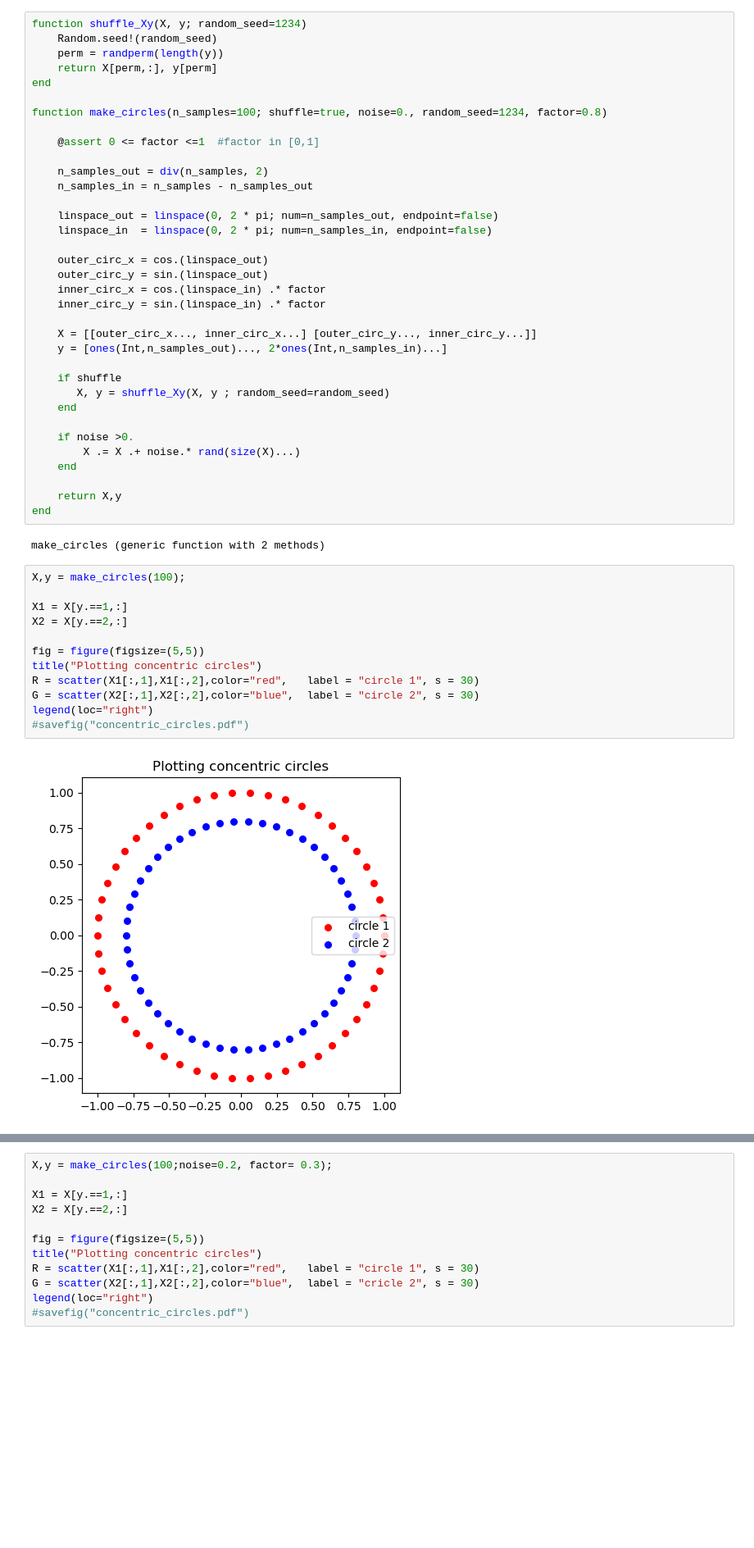
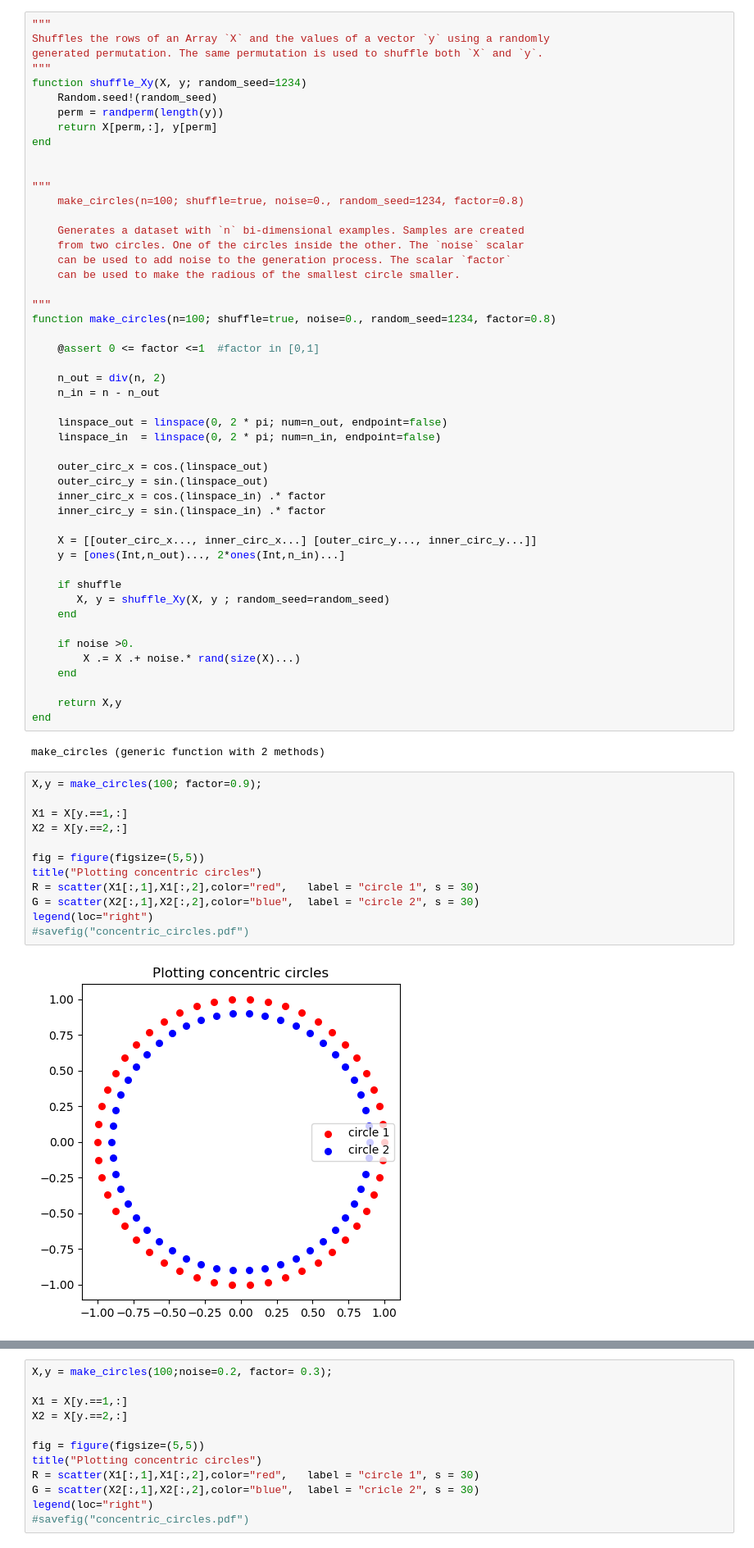
Before and after one commit to davidbp/MulticlassPerceptron.jl, a Jupyter notebook: notebooks/learning_tests.ipynb, the cells around one changed output, grey strips where cells are left out. Shown: that part at 82% size. Drawn from its saved outputs; the diff is of its cells as text; blank space fills up the shorter version.

Commit message:
adding dataset small description

```diff
--- a/notebooks/learning_tests.ipynb
+++ b/notebooks/learning_tests.ipynb
@@ -158,21 +179,35 @@ end
 # %% [output]
 linspace
 # %%
+"""
+Shuffles the rows of an Array `X` and the values of a vector `y` using a randomly
+generated permutation. The same permutation is used to shuffle both `X` and `y`.
+"""
 function shuffle_Xy(X, y; random_seed=1234)
     Random.seed!(random_seed)
     perm = randperm(length(y))
     return X[perm,:], y[perm]
 end
 
-function make_circles(n_samples=100; shuffle=true, noise=0., random_seed=1234, factor=0.8)
+
+"""
+    make_circles(n=100; shuffle=true, noise=0., random_seed=1234, factor=0.8)
+
+    Generates a dataset with `n` bi-dimensional examples. Samples are created
+    from two circles. One of the circles inside the other. The `noise` scalar
+    can be used to add noise to the generation process. The scalar `factor`
+    can be used to make the radious of the smallest circle smaller.
+
+"""
+function make_circles(n=100; shuffle=true, noise=0., random_seed=1234, factor=0.8)
 
     @assert 0 <= factor <=1  #factor in [0,1]
 
-    n_samples_out = div(n_samples, 2)
-    n_samples_in = n_samples - n_samples_out
+    n_out = div(n, 2)
+    n_in = n - n_out
 
-    linspace_out = linspace(0, 2 * pi; num=n_samples_out, endpoint=false)
-    linspace_in  = linspace(0, 2 * pi; num=n_samples_in, endpoint=false)
+    linspace_out = linspace(0, 2 * pi; num=n_out, endpoint=false)
+    linspace_in  = linspace(0, 2 * pi; num=n_in, endpoint=false)
 
     outer_circ_x = cos.(linspace_out)
     outer_circ_y = sin.(linspace_out)
@@ -180,7 +215,7 @@ function make_circles(n_samples=100; shuffle=true, noise=0., random_seed=1234, f
     inner_circ_y = sin.(linspace_in) .* factor
 
     X = [[outer_circ_x..., inner_circ_x...] [outer_circ_y..., inner_circ_y...]]
-    y = [ones(Int,n_samples_out)..., 2*ones(Int,n_samples_in)...]
+    y = [ones(Int,n_out)..., 2*ones(Int,n_in)...]
 
     if shuffle
        X, y = shuffle_Xy(X, y ; random_seed=random_seed)
@@ -195,19 +230,19 @@ end
 # %% [output]
 make_circles (generic function with 2 methods)
 # %%
-X,y = make_circles(100);
+X,y = make_circles(100; factor=0.9);
 
 X1 = X[y.==1,:]
 X2 = X[y.==2,:]
 
 fig = figure(figsize=(5,5))
 title("Plotting concentric circles")
 R = scatter(X1[:,1],X1[:,2],color="red",   label = "circle 1", s = 30)
 G = scatter(X2[:,1],X2[:,2],color="blue",  label = "circle 2", s = 30)
 legend(loc="right")
 #savefig("concentric_circles.pdf")
 # %% [output]
-[figure, old version]
+[figure, new version]
 PyObject <matplotlib.legend.Legend object at 0x...>
 # %%
 X,y = make_circles(100;noise=0.2, factor= 0.3);
```
Also changed, not shown: parts of 2 cells of this notebook.
